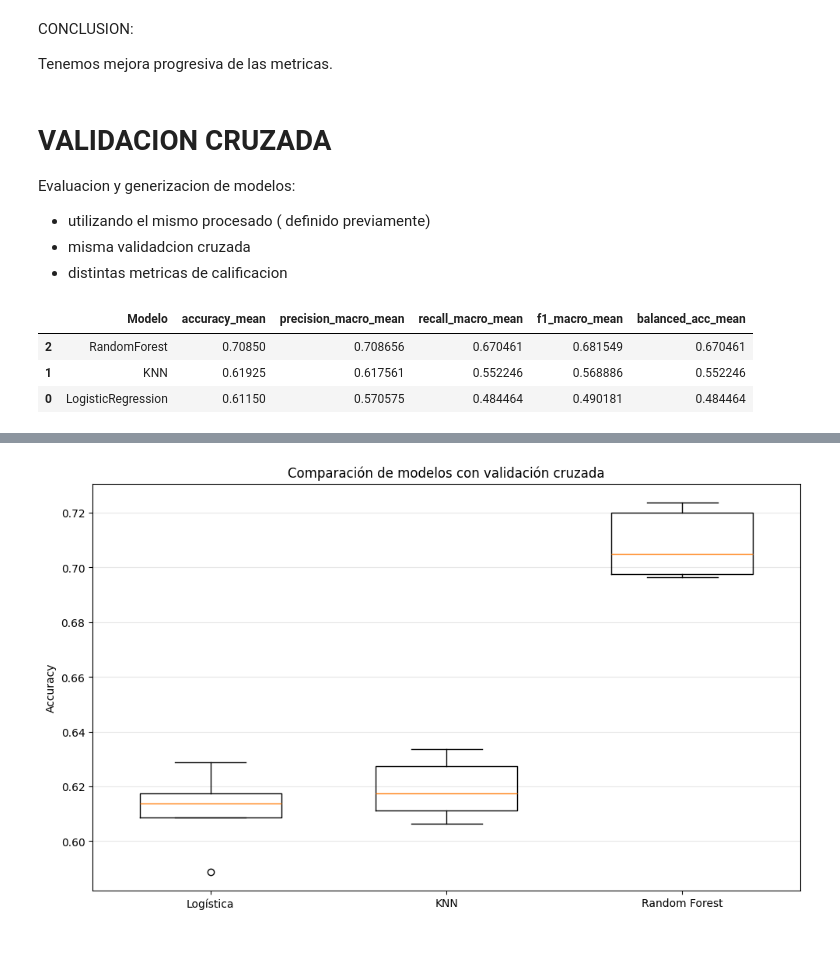
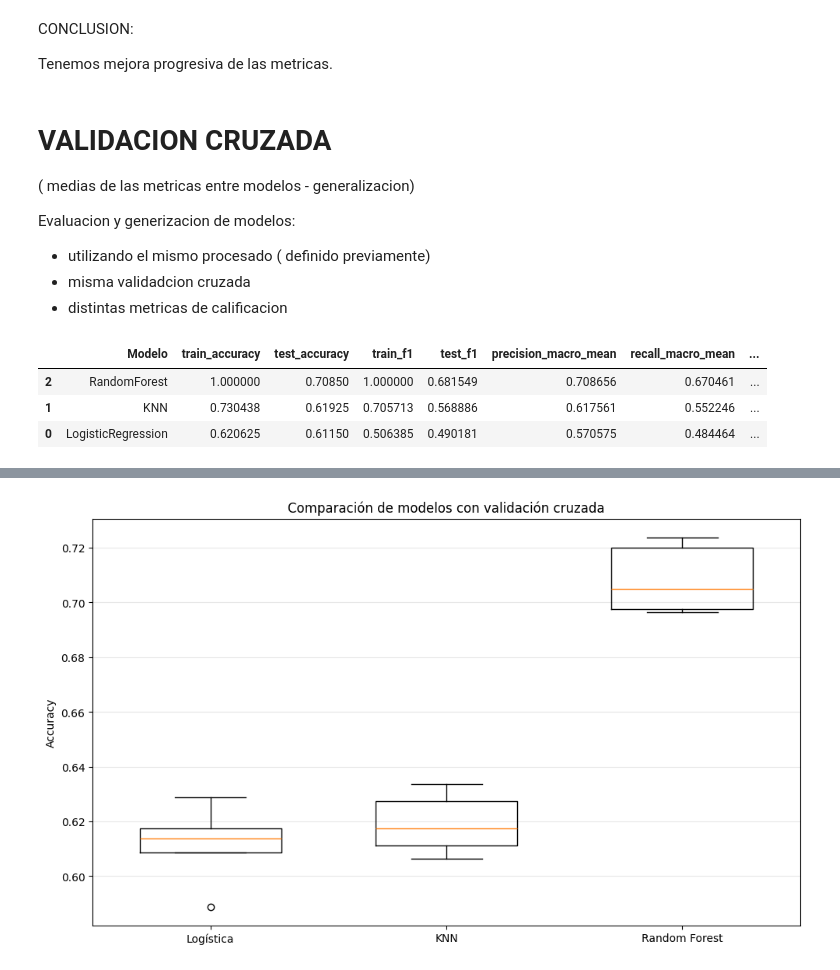
Before and after one commit to MarcoCasSir/LaboratorioDataScience, a Jupyter notebook: act4/diamonds_marco_casati.ipynb, the cells around one changed output, grey strips where cells are left out. Drawn from its saved outputs; the diff is of its cells as text; code cells hidden in the pictures.

```diff
--- a/act4/diamonds_marco_casati.ipynb
+++ b/act4/diamonds_marco_casati.ipynb
@@ -1578,6 +1497,7 @@ CONCLUSION:
 Tenemos mejora progresiva de las metricas.
 # %% [markdown]
 # VALIDACION CRUZADA
+ ( medias de las metricas entre modelos - generalizacion)
 
 Evaluacion y generizacion de modelos:
  * utilizando el mismo procesado ( definido previamente)
@@ -1586,35 +1506,37 @@ Evaluacion y generizacion de modelos:
 # %%
 # dividimos los datos en 5 fold , barajando antes de realizar la particion , fijando lam semilla a 42
 cv = StratifiedKFold(n_splits=5, shuffle=True, random_state=42)
 
 # guardamos en la variable, un diccionario con los modelos estudiados
 modelos = {
     'LogisticRegression': LogisticRegression(random_state=42),
     'KNN': KNeighborsClassifier(n_neighbors=5),
     'RandomForest': RandomForestClassifier(random_state=42)
 }
 # guardamos las metricas que queremos estudiar. Macro promedia la metrica por cada clase.No es frecuencia- Cada Clase pesa lo mismo.
 scoring = ['accuracy','precision_macro','recall_macro','f1_macro','balanced_accuracy']
 
 resultados = []    #  donde guardaremos los resultados.
 
 #iteramos cada modelo, con el mismo pipeline_all ( agrupa el preprocesamiento definido anteriormente)
 for nombre, modelo in modelos.items():
     pipe = make_pipeline(pipeline_all, modelo)   # el pipelinte definitivo con preprocesado y modelo.
-    res = cross_validate(pipe, X_train, y_train, cv=cv, scoring=scoring, n_jobs=-1)  # aplicamos el cros-validate, con varias metricas.X , y completo
+    res = cross_validate(pipe, X_train, y_train, cv=cv, scoring=scoring, return_train_score=True)  # aplicamos el cros-validate, con varias metricas.
     resultados.append({
         'Modelo': nombre,
-        'accuracy_mean': res['test_accuracy'].mean(),   # array con 5 valores y su media
-        'precision_macro_mean': res['test_precision_macro'].mean(),
-        'recall_macro_mean': res['test_recall_macro'].mean(),
-        'f1_macro_mean': res['test_f1_macro'].mean(),
-        'balanced_acc_mean': res['test_balanced_accuracy'].mean()
+        'train_accuracy': res['train_accuracy'].mean(),   # array con 5 valores y su media
+        'test_accuracy': res['test_accuracy'].mean(),
+        'train_f1': res['train_f1_macro'].mean(),
+        'test_f1': res['test_f1_macro'].mean(),
+        'precision_macro_mean': res['test_precision_macro'].mean(),   # metrica de medias de predicion pro clases . (Indica si el modelo se equivoca mucho cuando predice una clase)
+        'recall_macro_mean': res['test_recall_macro'].mean(),         # metrica para ver si el modelo se está olvidando de clases minoritarias,
+        'balanced_acc_mean': res['test_balanced_accuracy'].mean()      #  metrica para ver el balanceo
     })
 
-df_resultados = pd.DataFrame(resultados).sort_values('f1_macro_mean', ascending=False) # se ordena segun el f1 ( media entre precion y recall)
+df_resultados = pd.DataFrame(resultados).sort_values('test_f1', ascending=False) # se ordena segun el f1 ( media entre precion y recall)
 display(df_resultados)
 # %% [output]
-|  | Modelo | accuracy_mean | precision_macro_mean | recall_macro_mean | f1_macro_mean | balanced_acc_mean |
-| 2 | RandomForest | 0.70850 | 0.708656 | 0.670461 | 0.681549 | 0.670461 |
-| 1 | KNN | 0.61925 | 0.617561 | 0.552246 | 0.568886 | 0.552246 |
-| 0 | LogisticRegression | 0.61150 | 0.570575 | 0.484464 | 0.490181 | 0.484464 |
+|  | Modelo | train_accuracy | test_accuracy | train_f1 | test_f1 | precision_macro_mean | recall_macro_mean | ... |
+| 2 | RandomForest | 1.000000 | 0.70850 | 1.000000 | 0.681549 | 0.708656 | 0.670461 | ... |
+| 1 | KNN | 0.730438 | 0.61925 | 0.705713 | 0.568886 | 0.617561 | 0.552246 | ... |
+| 0 | LogisticRegression | 0.620625 | 0.61150 | 0.506385 | 0.490181 | 0.570575 | 0.484464 | ... |
```
Also changed, not shown: parts of 33 cells of this notebook.
